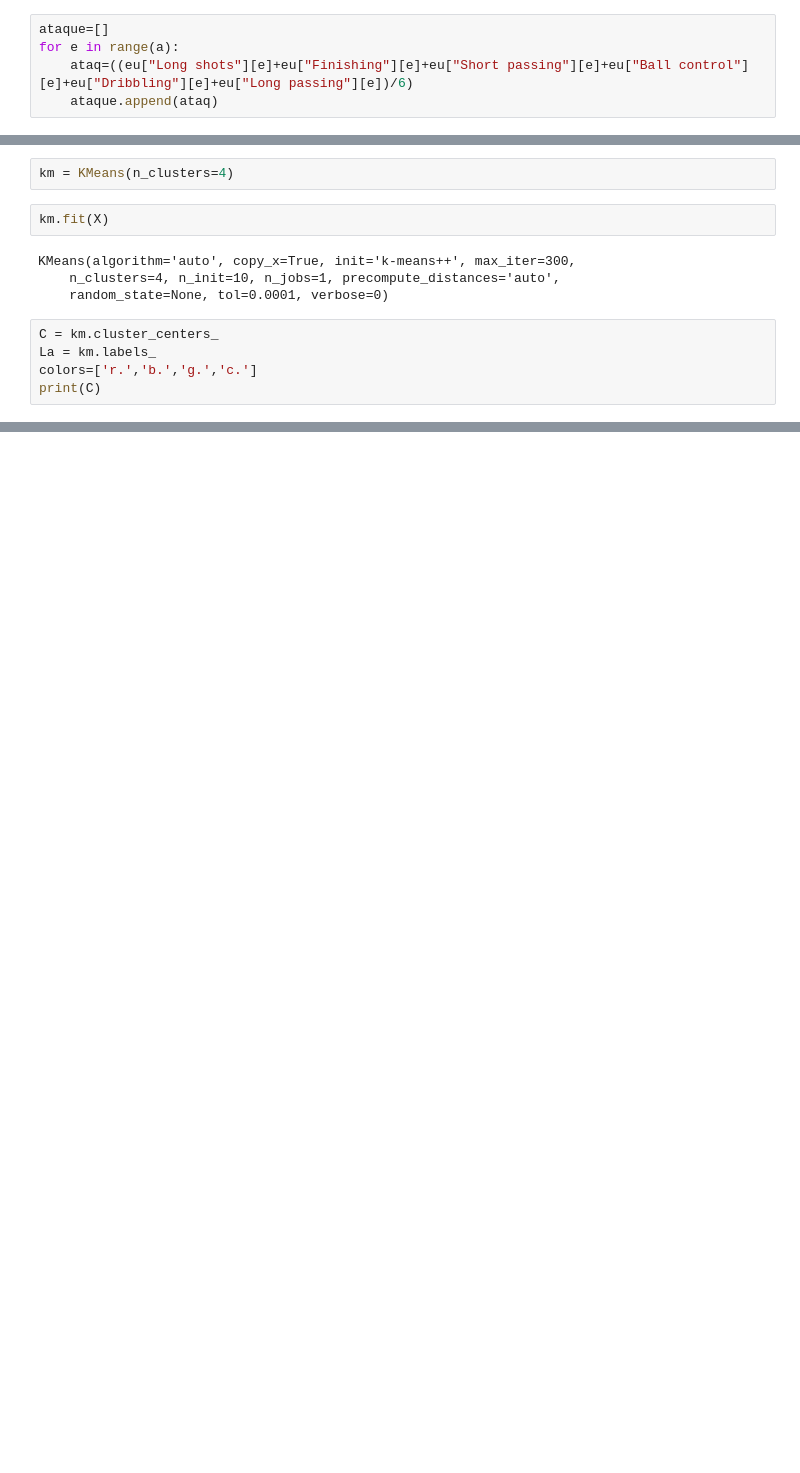
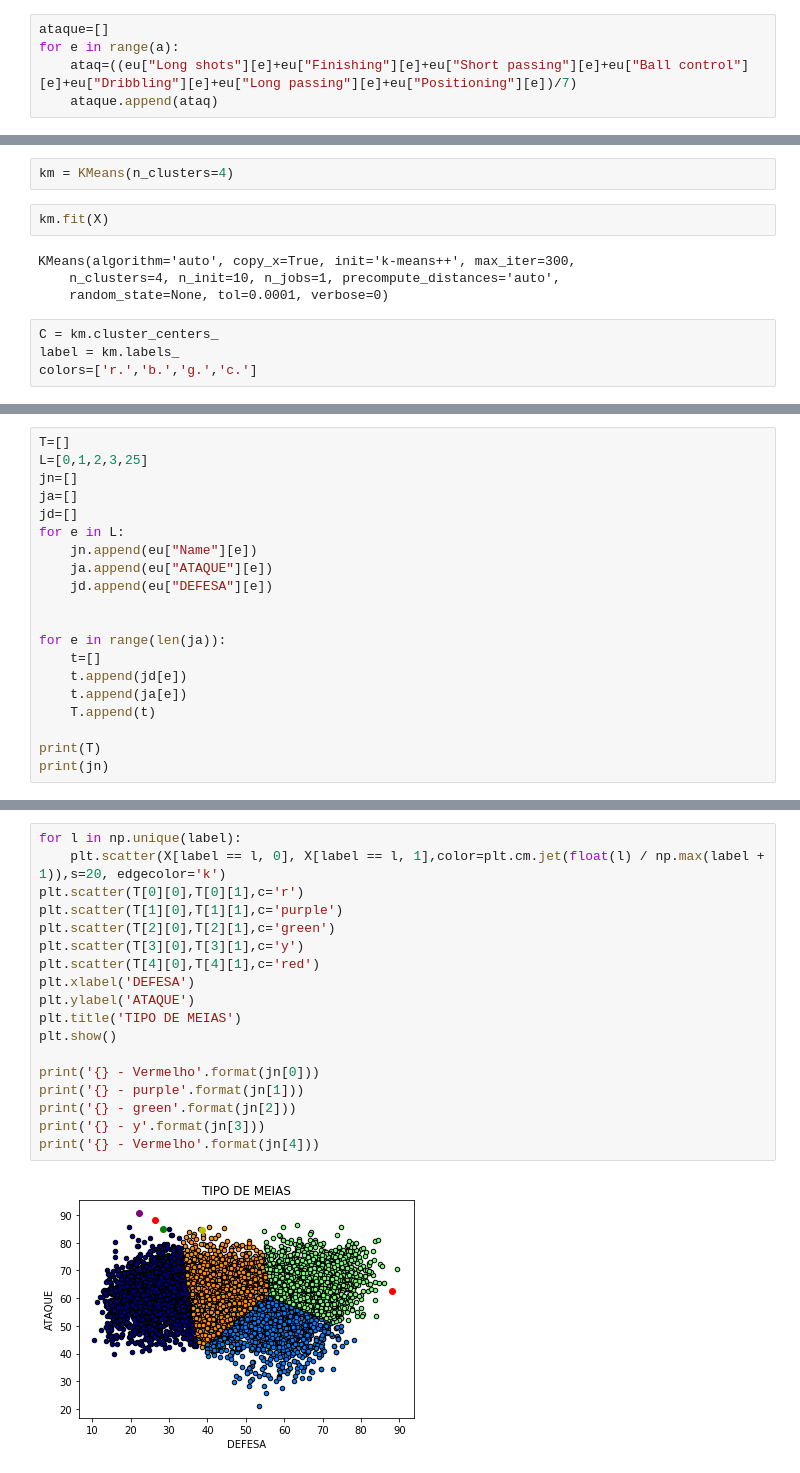
Before and after one commit to gabiuas/FIFA18, a Jupyter notebook: Fifa18.ipynb, the cells around one changed output, grey strips where cells are left out. Saved outputs shown, nothing was run; the diff lists cells and outputs as text; blank space fills up the shorter version.

```diff
--- a/Fifa18.ipynb
+++ b/Fifa18.ipynb
@@ -81,7 +93,7 @@ eu["Sliding tackle"] = pd.Series(J)
 # %%
 ataque=[]
 for e in range(a):
-    ataq=((eu["Long shots"][e]+eu["Finishing"][e]+eu["Short passing"][e]+eu["Ball control"][e]+eu["Dribbling"][e]+eu["Long passing"][e])/6)
+    ataq=((eu["Long shots"][e]+eu["Finishing"][e]+eu["Short passing"][e]+eu["Ball control"][e]+eu["Dribbling"][e]+eu["Long passing"][e]+eu["Positioning"][e])/7)
     ataque.append(ataq)
 # %%
 defesa=[]
@@ -143,6 +194,5 @@ KMeans(algorithm='auto', copy_x=True, init='k-means++', max_iter=300,
     random_state=None, tol=0.0001, verbose=0)
 # %%
 C = km.cluster_centers_
-La = km.labels_
+label = km.labels_
 colors=['r.','b.','g.','c.']
-print(C)
@@ -166,0 +199,20 @@ plt.show()
+# %%
+T=[]
+L=[0,1,2,3,25]
+jn=[]
+ja=[]
+jd=[]
+for e in L:
+    jn.append(eu["Name"][e])
+    ja.append(eu["ATAQUE"][e])
+    jd.append(eu["DEFESA"][e])
+
+
+for e in range(len(ja)):
+    t=[]
+    t.append(jd[e])
+    t.append(ja[e])
+    T.append(t)
+
+print(T)
+print(jn)
@@ -166,0 +222,20 @@ plt.show()
+# %%
+for l in np.unique(label):
+    plt.scatter(X[label == l, 0], X[label == l, 1],color=plt.cm.jet(float(l) / np.max(label + 1)),s=20, edgecolor='k')
+plt.scatter(T[0][0],T[0][1],c='r')
+plt.scatter(T[1][0],T[1][1],c='purple')
+plt.scatter(T[2][0],T[2][1],c='green')
+plt.scatter(T[3][0],T[3][1],c='y')
+plt.scatter(T[4][0],T[4][1],c='red')
+plt.xlabel('DEFESA')
+plt.ylabel('ATAQUE')
+plt.title('TIPO DE MEIAS')
+plt.show()
+
+print('{} - Vermelho'.format(jn[0]))
+print('{} - purple'.format(jn[1]))
+print('{} - green'.format(jn[2]))
+print('{} - y'.format(jn[3]))
+print('{} - Vermelho'.format(jn[4]))
+# %% [output]
+[figure, added]
```
Also changed, not shown: parts of 14 cells of this notebook.
